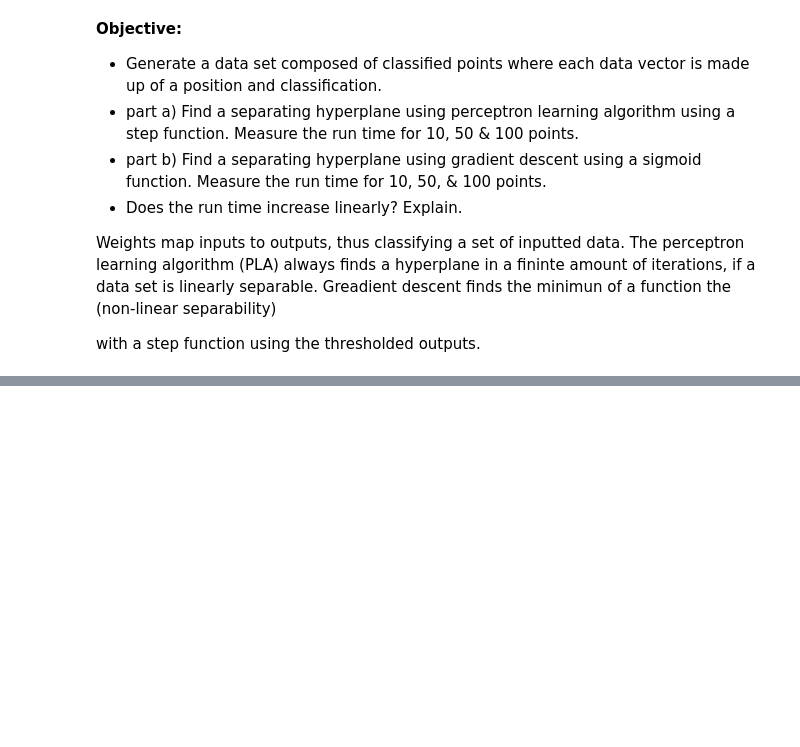
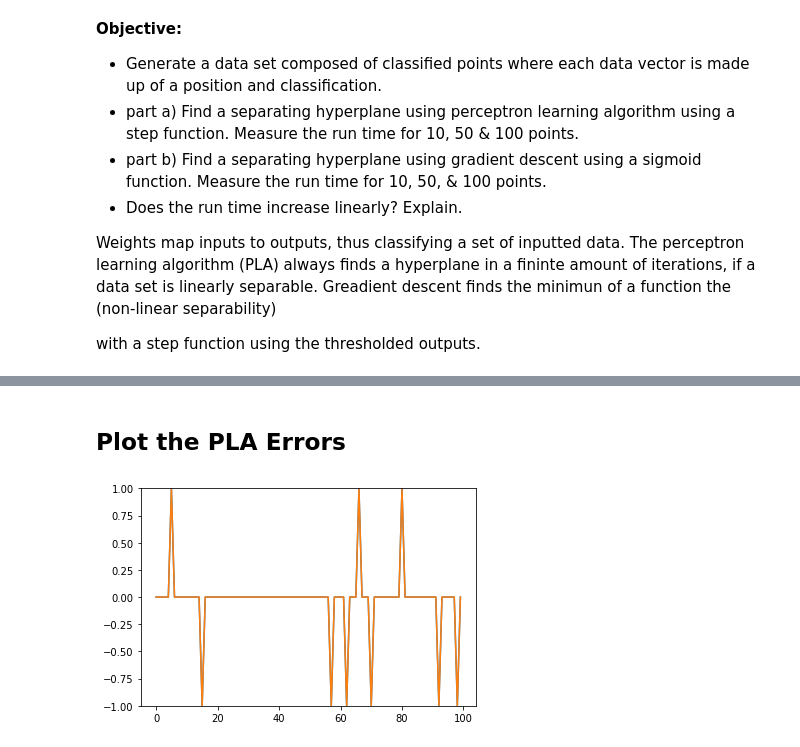
Before and after one commit to blancamiller/ML_notebook, a Jupyter notebook: HW5.ipynb, the cells around one changed output, grey strips where cells are left out. Cells and saved outputs as stored; diff of their text form; code cells hidden in the pictures; blank space fills up the shorter version.

```diff
--- a/HW5.ipynb
+++ b/HW5.ipynb
@@ -37,4 +42,0 @@ __Gradient Descent:__
-# %%
-n = 100
-for i in n:
-    data =
@@ -42,0 +60,31 @@ SyntaxError: invalid syntax (<ipython-input-1-1373be4e3dd5>, line 3)
+# %%
+# set the step function
+step = lambda x: 0 if x < 0 else 1
+
+# choose a number of random weights between 0 & 1
+w =  np.random.rand(2)
+
+# initialie an error list, a learning rate, and a variable for the number of samples
+errors = []
+eta = 0.2
+n = 100
+
+#try to reduce the error magnitude to zero
+for i in range(n):
+
+    # choose a random input from the data set
+    rand = random.randrange(0, 99, 1)
+    x = X[rand]
+    label = y[rand]
+
+    # compute the dot product of the weight and input vector
+    result = dot(w, x)
+
+    # compare the expected label to the predicted label
+    error = label - step(result)
+
+    # store errors to list to plot afterwards
+    errors.append(error)
+    w += eta * error * x
+
+    print("x: {} , y: {} , result: {} , error: {} , weight: {}".format(x, label, result, error, w))
@@ -42,0 +109,9 @@ SyntaxError: invalid syntax (<ipython-input-1-1373be4e3dd5>, line 3)
+# %% [markdown]
+## Plot the PLA Errors
+# %%
+from pylab import plot, ylim
+ylim([-1,1])
+plot(errors)
+plt.show()
+# %% [output]
+[figure, added]
```
Also changed, not shown: parts of 10 cells of this notebook, 1 other file.
